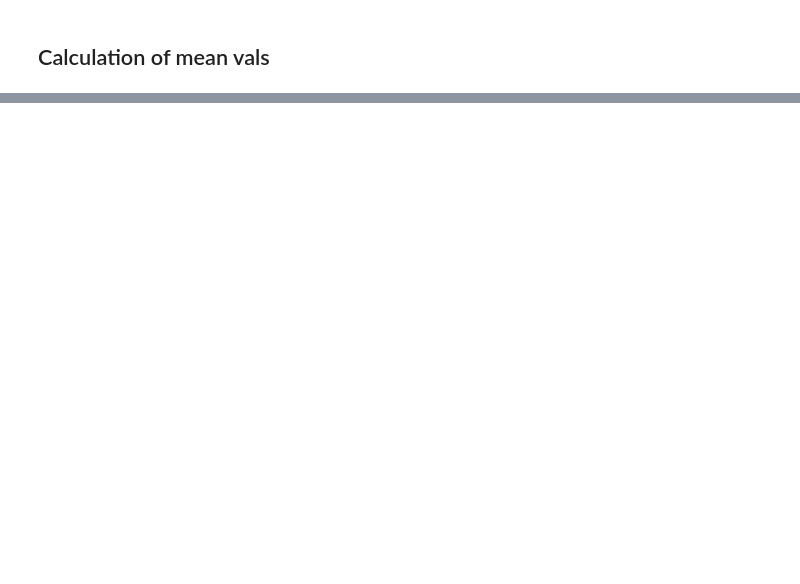
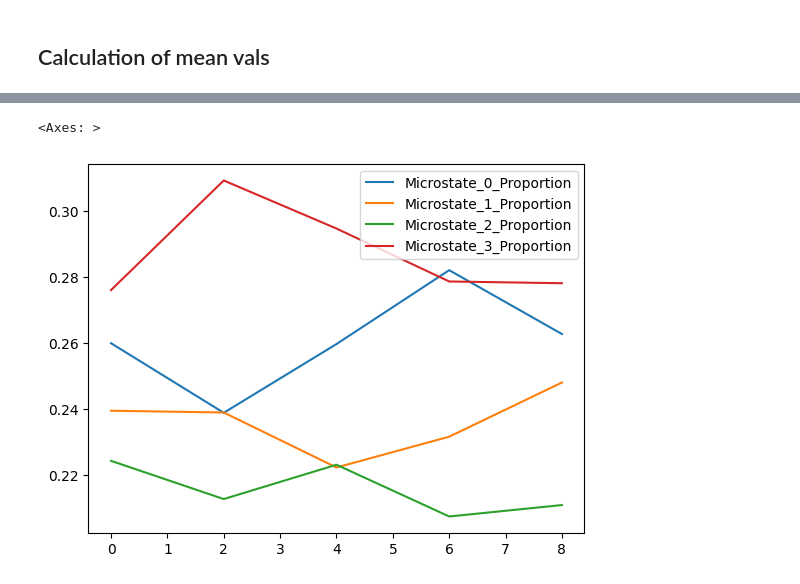
Before and after one commit to anast3t/nsu-microstate-rest-eeg, a Jupyter notebook: MicrostatesPreprocessed.ipynb, the cells around one changed output, grey strips where cells are left out. Drawn from its saved outputs; the diff is of its cells as text; code cells hidden in the pictures; blank space fills up the shorter version.

```diff
--- a/MicrostatesPreprocessed.ipynb
+++ b/MicrostatesPreprocessed.ipynb
@@ -456,0 +811,8 @@ Saving MHW object ACP_INP0014_REST1_1pnt_1vis_th
+# %%
+proportions = mshw.split_static_statistics[filter(lambda x: 'Proportion' in x or 'Event' in x, mshw.split_static_statistics.columns)]
+proportions_th = mshwt.split_static_statistics[filter(lambda x: 'Proportion' in x or 'Event' in x, mshw.split_static_statistics.columns)]
+# %%
+proportions.loc[proportions['Event'] == 'Closed'].plot()
+# %% [output]
+<Axes: >
+[figure, added]
```
Also changed, not shown: parts of 57 cells of this notebook, 5 other files.
